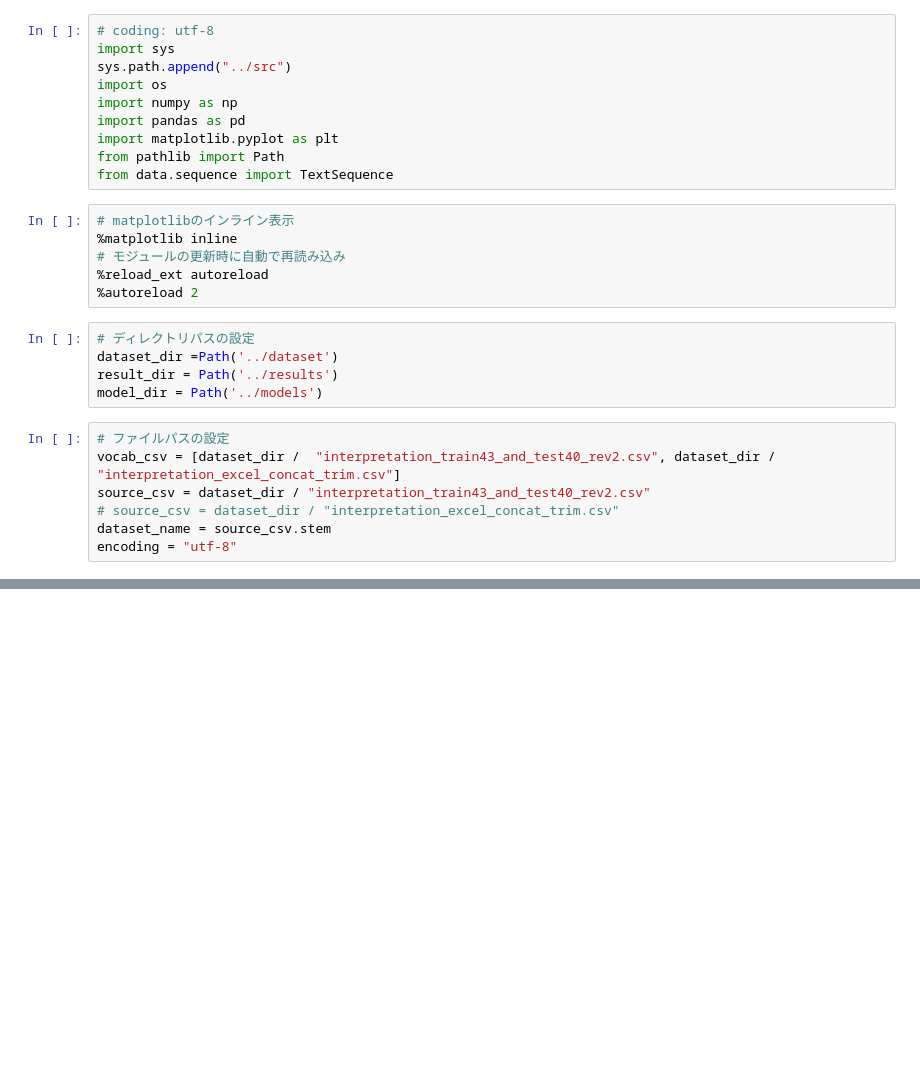
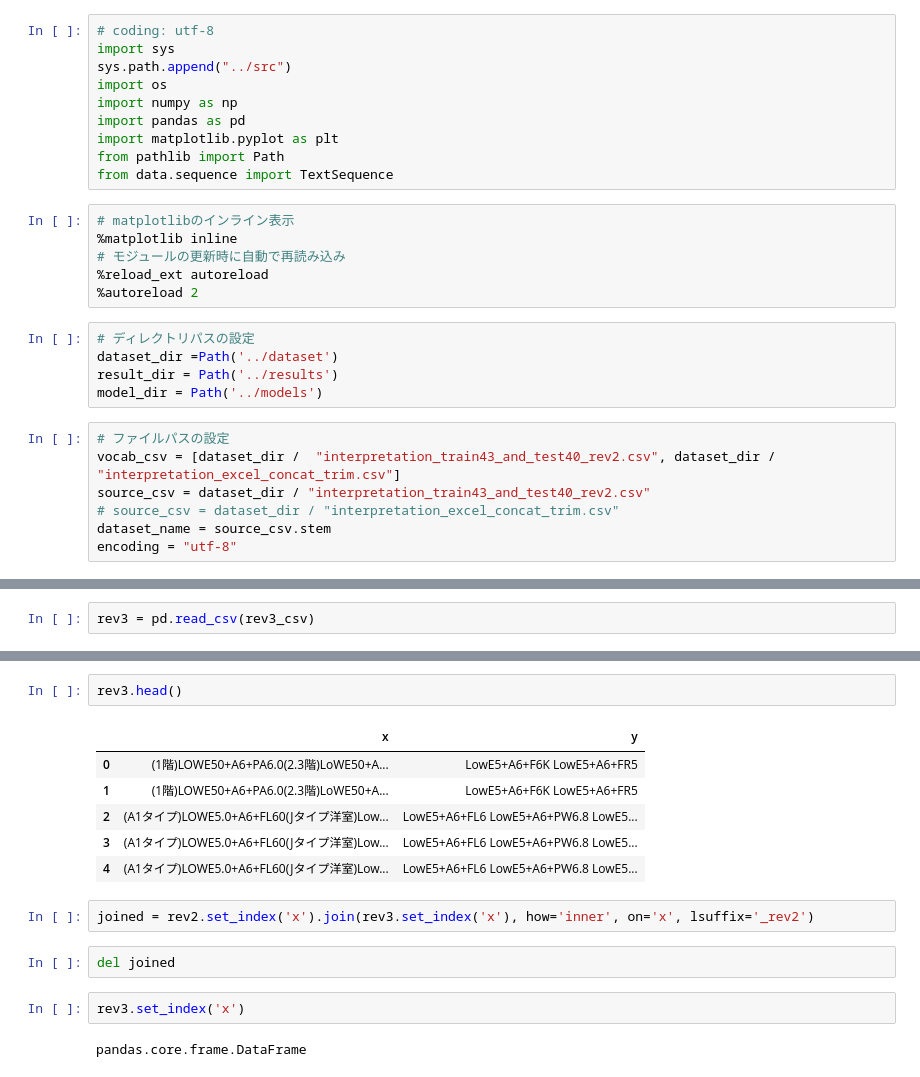
Before and after one commit to bbbnodx/seq2seq, a Jupyter notebook: notebooks/data-analysis.ipynb, the cells around one changed output, grey strips where cells are left out. Saved outputs shown, nothing was run; the diff lists cells and outputs as text; blank space fills up the shorter version.

```diff
--- a/notebooks/data-analysis.ipynb
+++ b/notebooks/data-analysis.ipynb
@@ -63,0 +34,2 @@ df.groupby(df['x'])
+# %%
+rev3 = pd.read_csv(rev3_csv)
@@ -63,0 +45,17 @@ df.groupby(df['x'])
+# %%
+rev3.head()
+# %% [output]
+|  | x | y |
+| 0 | (1階)LOWE50+A6+PA6.0(2.3階)LoWE50+A... | LowE5+A6+F6K LowE5+A6+FR5 |
+| 1 | (1階)LOWE50+A6+PA6.0(2.3階)LoWE50+A... | LowE5+A6+F6K LowE5+A6+FR5 |
+| 2 | (A1タイプ)LOWE5.0+A6+FL60(Jタイプ洋室)Low... | LowE5+A6+FL6 LowE5+A6+PW6.8 LowE5... |
+| 3 | (A1タイプ)LOWE5.0+A6+FL60(Jタイプ洋室)Low... | LowE5+A6+FL6 LowE5+A6+PW6.8 LowE5... |
+| 4 | (A1タイプ)LOWE5.0+A6+FL60(Jタイプ洋室)Low... | LowE5+A6+FL6 LowE5+A6+PW6.8 LowE5... |
+# %%
+joined = rev2.set_index('x').join(rev3.set_index('x'), how='inner', on='x', lsuffix='_rev2')
+# %%
+del joined
+# %%
+rev3.set_index('x')
+# %% [output]
+pandas.core.frame.DataFrame
```
Also changed, not shown: parts of 6 cells of this notebook, 16 other files.
